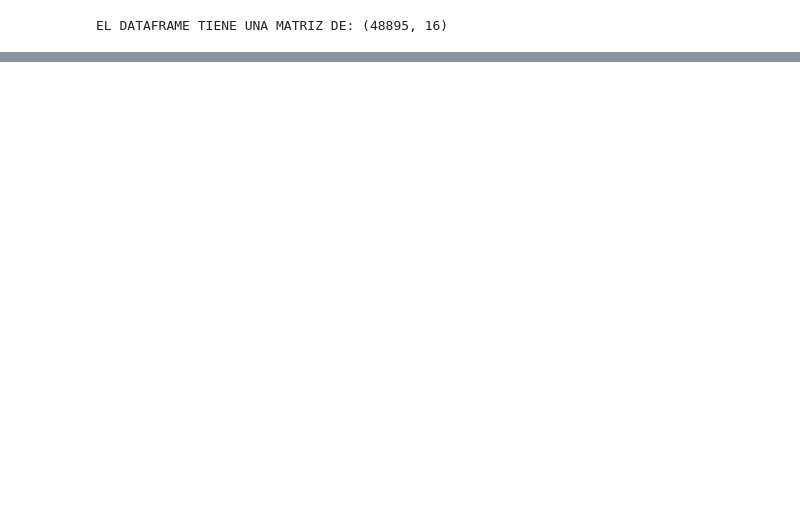
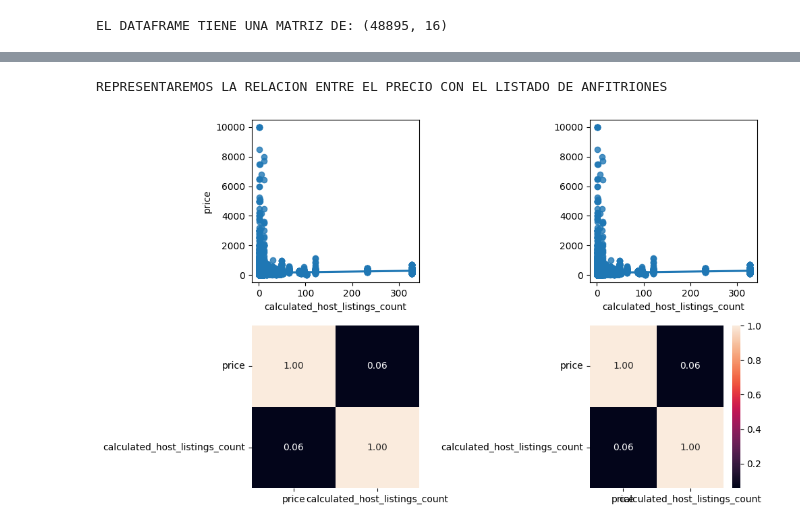
Before and after one commit to Jorge3127/machine-learning-python-template-Jorge3127, a Jupyter notebook: src/explore.ipynb, the cells around one changed output, grey strips where cells are left out. Drawn from its saved outputs; the diff is of its cells as text; code cells hidden in the pictures; blank space fills up the shorter version.

```diff
--- a/src/explore.ipynb
+++ b/src/explore.ipynb
@@ -21,0 +61,3 @@ EL DATAFRAME TIENE UNA MATRIZ DE: (48895, 16)
+# %%
+df.drop(["id", "host_id", "host_name", "latitude", "longitude"], axis=1, inplace=True)
+df.head(2)
@@ -21,0 +264,19 @@ EL DATAFRAME TIENE UNA MATRIZ DE: (48895, 16)
+# %%
+fig, axis = plt.subplots(2, 2, figsize = (10, 6))
+
+print("REPRESENTAREMOS LA RELACION ENTRE EL PRECIO CON EL LISTADO DE ANFITRIONES")
+# Crear un diagrama de dispersión múltiple
+sns.regplot(ax = axis[0, 0], data = df, x = "calculated_host_listings_count", y = "price")
+sns.heatmap(df[["price", "calculated_host_listings_count"]].corr(), annot = True, fmt = ".2f", ax = axis[1, 0], cbar = False)
+
+sns.regplot(ax = axis[0, 1], data = df, x = "calculated_host_listings_count", y = "price").set(ylabel=None)
+sns.heatmap(df[["price", "calculated_host_listings_count"]].corr(), annot = True, fmt = ".2f", ax = axis[1, 1])
+
+# Ajustar el layout
+plt.tight_layout()
+
+# Mostrar el plot
+plt.show()
+# %% [output]
+REPRESENTAREMOS LA RELACION ENTRE EL PRECIO CON EL LISTADO DE ANFITRIONES
+[figure, added]
```
Also changed, not shown: parts of 18 cells of this notebook.
